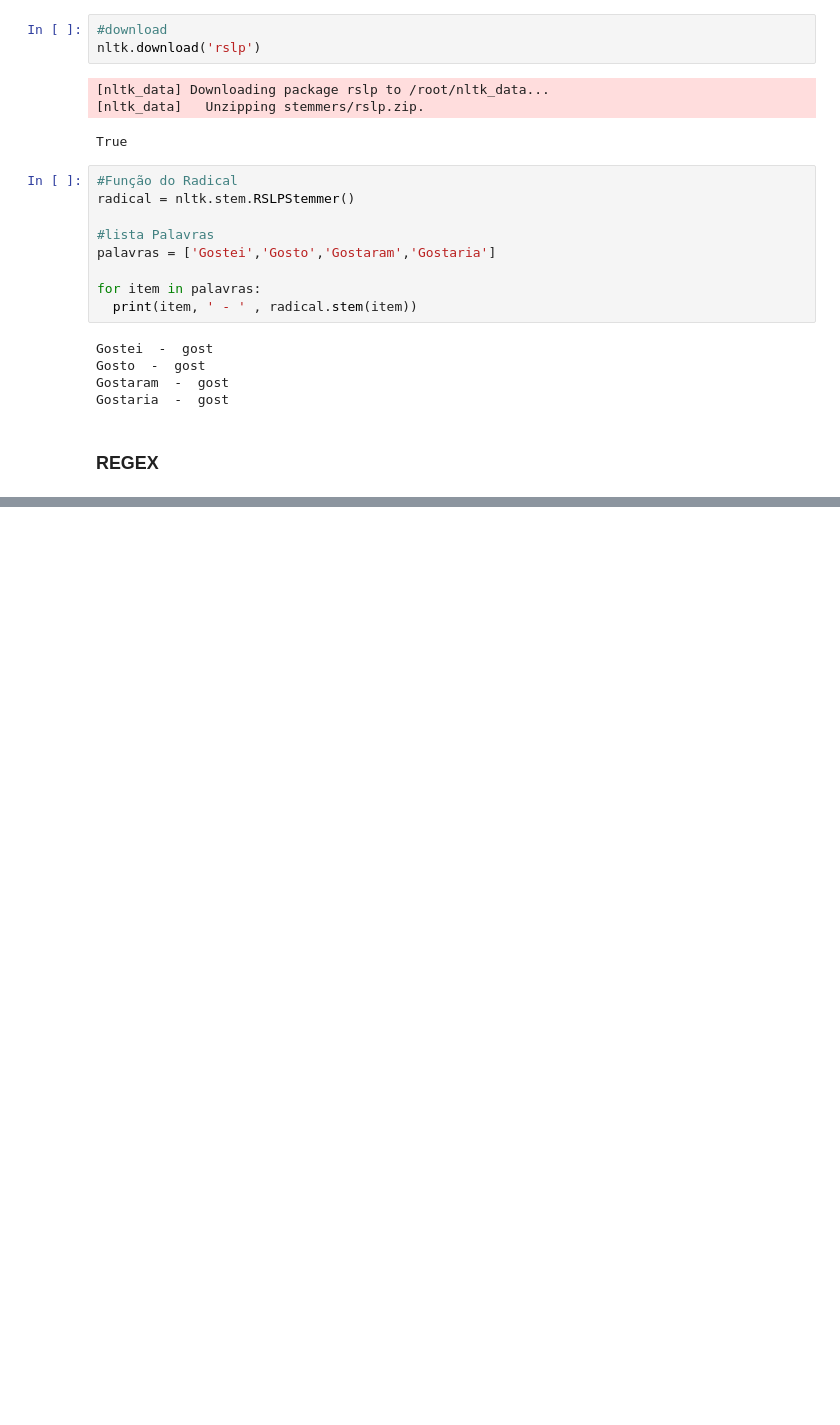
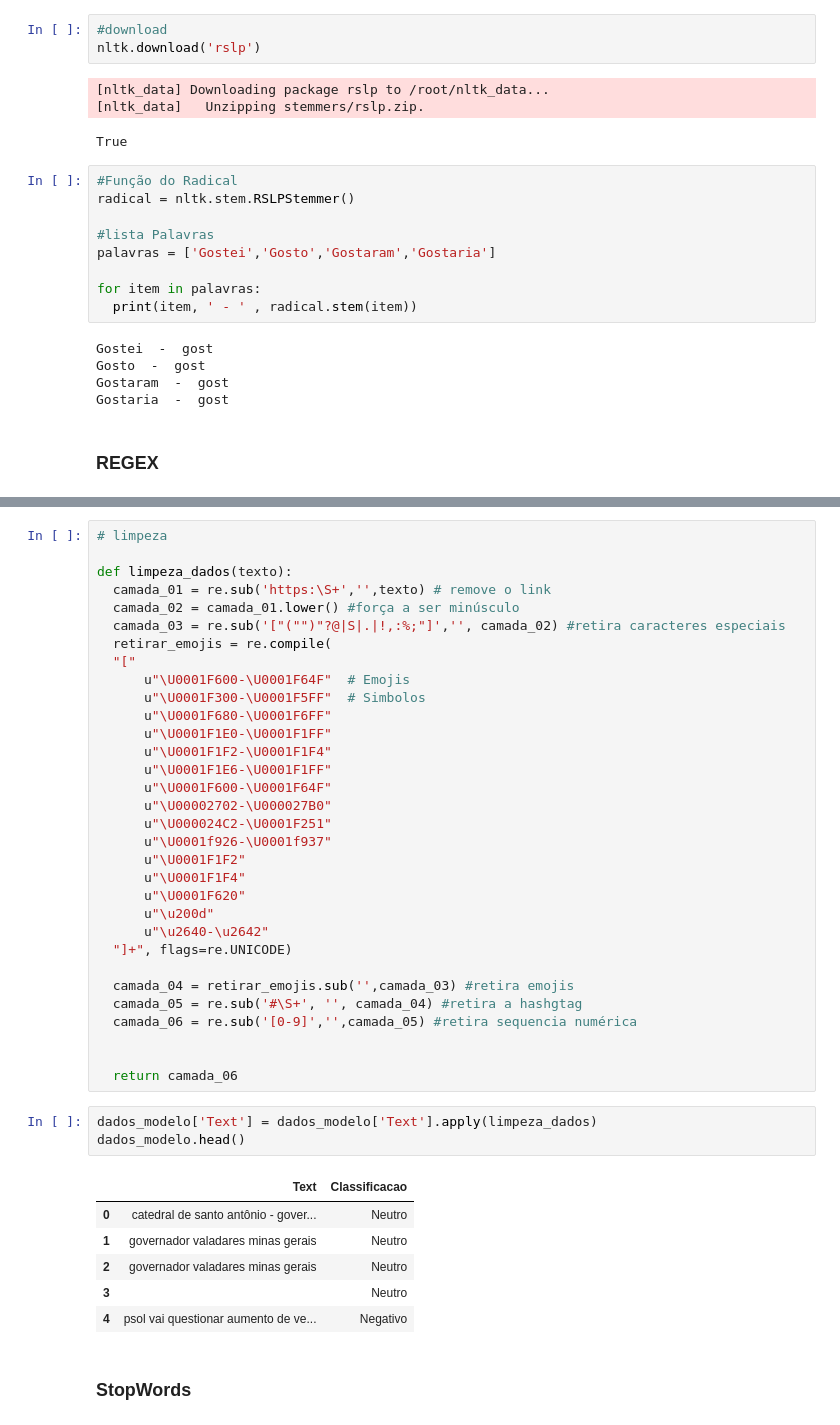
Before and after one commit to fabriciodadosbr/classificacao-emocoes-nlp, a Jupyter notebook: Analise_nlp.ipynb, the cells around one changed output, grey strips where cells are left out. Drawn from its saved outputs; the diff is of its cells as text; blank space fills up the shorter version.

```diff
--- a/Analise_nlp.ipynb
+++ b/Analise_nlp.ipynb
@@ -602,0 +636,44 @@ Gostaria  -  gost
+# %%
+# limpeza
+
+def limpeza_dados(texto):
+  camada_01 = re.sub('https:\S+','',texto) # remove o link
+  camada_02 = camada_01.lower() #força a ser minúsculo
+  camada_03 = re.sub('["("")"?@|S|.|!,:%;"]','', camada_02) #retira caracteres especiais
+  retirar_emojis = re.compile(
+  "["
+      u"\U0001F600-\U0001F64F"  # Emojis
+      u"\U0001F300-\U0001F5FF"  # Simbolos
+      u"\U0001F680-\U0001F6FF"
+      u"\U0001F1E0-\U0001F1FF"
+      u"\U0001F1F2-\U0001F1F4"
+      u"\U0001F1E6-\U0001F1FF"
+      u"\U0001F600-\U0001F64F"
+      u"\U00002702-\U000027B0"
+      u"\U000024C2-\U0001F251"
+      u"\U0001f926-\U0001f937"
+      u"\U0001F1F2"
+      u"\U0001F1F4"
+      u"\U0001F620"
+      u"\u200d"
+      u"\u2640-\u2642"
+  "]+", flags=re.UNICODE)
+
+  camada_04 = retirar_emojis.sub('',camada_03) #retira emojis
+  camada_05 = re.sub('#\S+', '', camada_04) #retira a hashgtag
+  camada_06 = re.sub('[0-9]','',camada_05) #retira sequencia numérica
+
+
+  return camada_06
+# %%
+dados_modelo['Text'] = dados_modelo['Text'].apply(limpeza_dados)
+dados_modelo.head()
+# %% [output]
+|  | Text | Classificacao |
+| 0 | catedral de santo antônio - gover... | Neutro |
+| 1 | governador valadares minas gerais | Neutro |
+| 2 | governador valadares minas gerais | Neutro |
+| 3 |  | Neutro |
+| 4 | psol vai questionar aumento de ve... | Negativo |
+# %% [markdown]
+### StopWords
```
Also changed, not shown: parts of 24 cells of this notebook.
